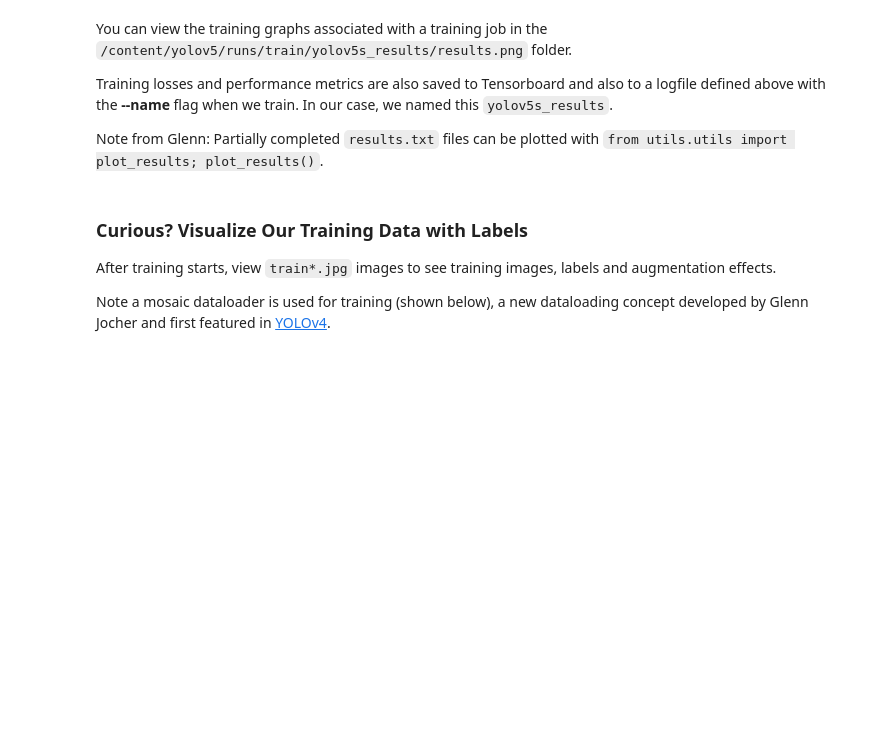
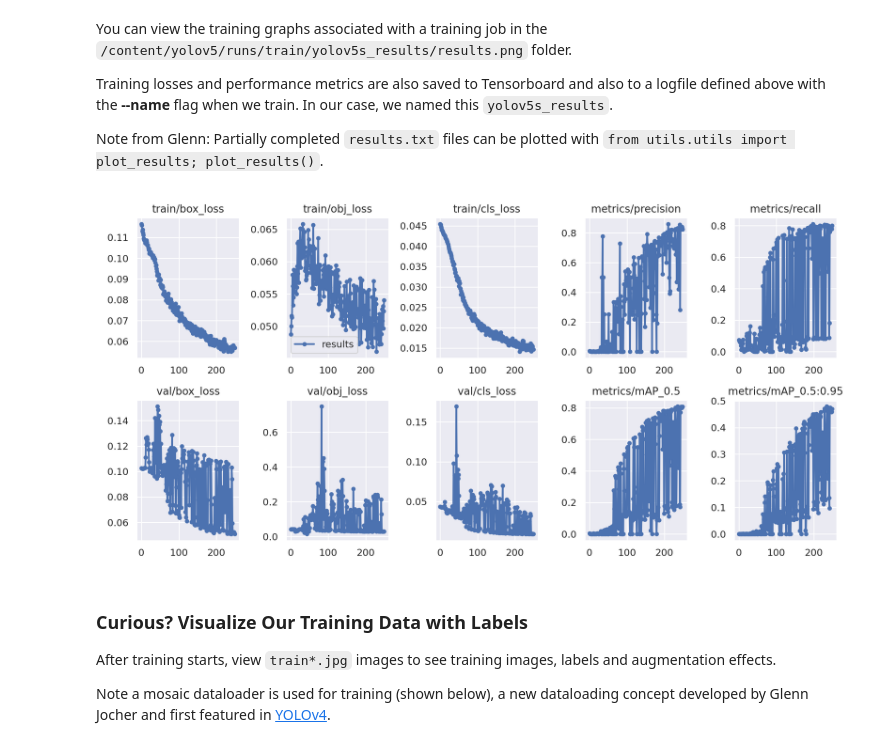
Before and after one commit to pabloezquerroo/TFG, a Jupyter notebook: YoloV5/train-yolov5-object-detection-on-custom-data.ipynb, the cells around one changed output. Drawn from its saved outputs; the diff is of its cells as text; code cells hidden in the pictures; blank space fills up the shorter version.

```diff
--- a/YoloV5/train-yolov5-object-detection-on-custom-data.ipynb
+++ b/YoloV5/train-yolov5-object-detection-on-custom-data.ipynb
@@ -314,7 +320,9 @@ Training losses and performance metrics are also saved to Tensorboard and also t
 Note from Glenn: Partially completed `results.txt` files can be plotted with `from utils.utils import plot_results; plot_results()`.
 # %%
 from utils.plots import plot_results  # plot results.txt as results.png
-Image(filename='/content/yolov5/runs/train/yolov5s_results/results.png', width=1000)  # view results.png
+Image(filename='/content/yolov5/runs/train/yolov5s_results5/results.png', width=1000)  # view results.png
+# %% [output]
+[figure, added]
 # %% [markdown]
 ### Curious? Visualize Our Training Data with Labels
 
```
Also changed, not shown: parts of 8 cells of this notebook.
